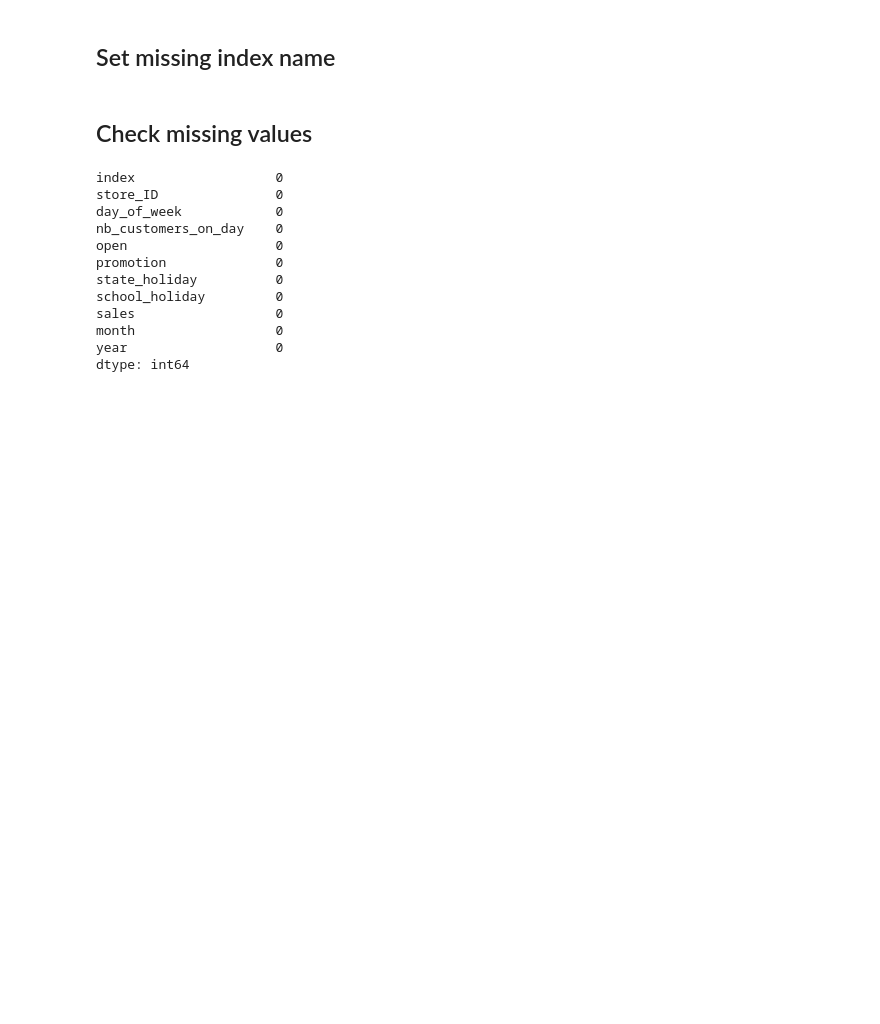
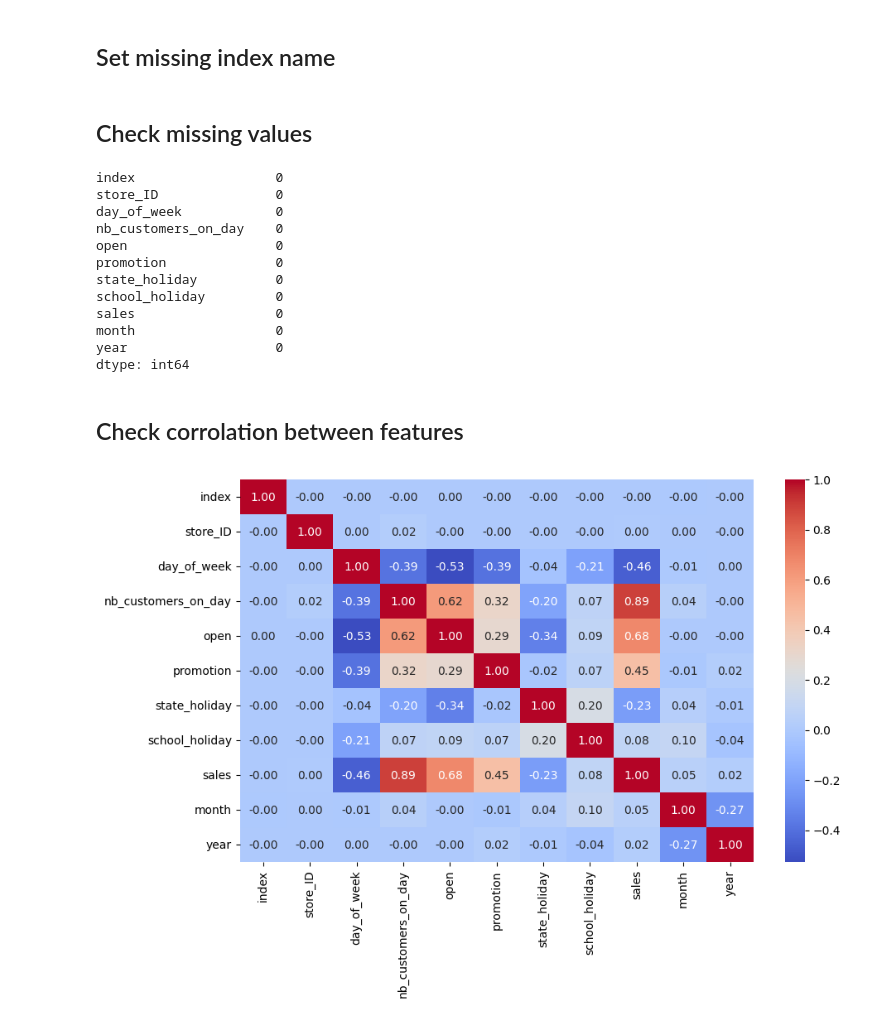
Before and after one commit to aicourse2025/project-1, a Jupyter notebook: main.ipynb, the cells around one changed output. Drawn from its saved outputs; the diff is of its cells as text; code cells hidden in the pictures; blank space fills up the shorter version.

Commit message:
coor matrix

```diff
--- a/main.ipynb
+++ b/main.ipynb
@@ -72,3 +74,13 @@ sales                  0
 month                  0
 year                   0
 dtype: int64
+# %% [markdown]
+## Check corrolation between features
+# %%
+corrolation_matrix = sales_data.corr(numeric_only=True)
+
+plt.figure(figsize=[10, 6])
+sns.heatmap(corrolation_matrix, annot=True, cmap="coolwarm", fmt=".2f")
+plt.show()
+# %% [output]
+[figure, added]
```
Also changed, not shown: parts of 1 cell of this notebook.
